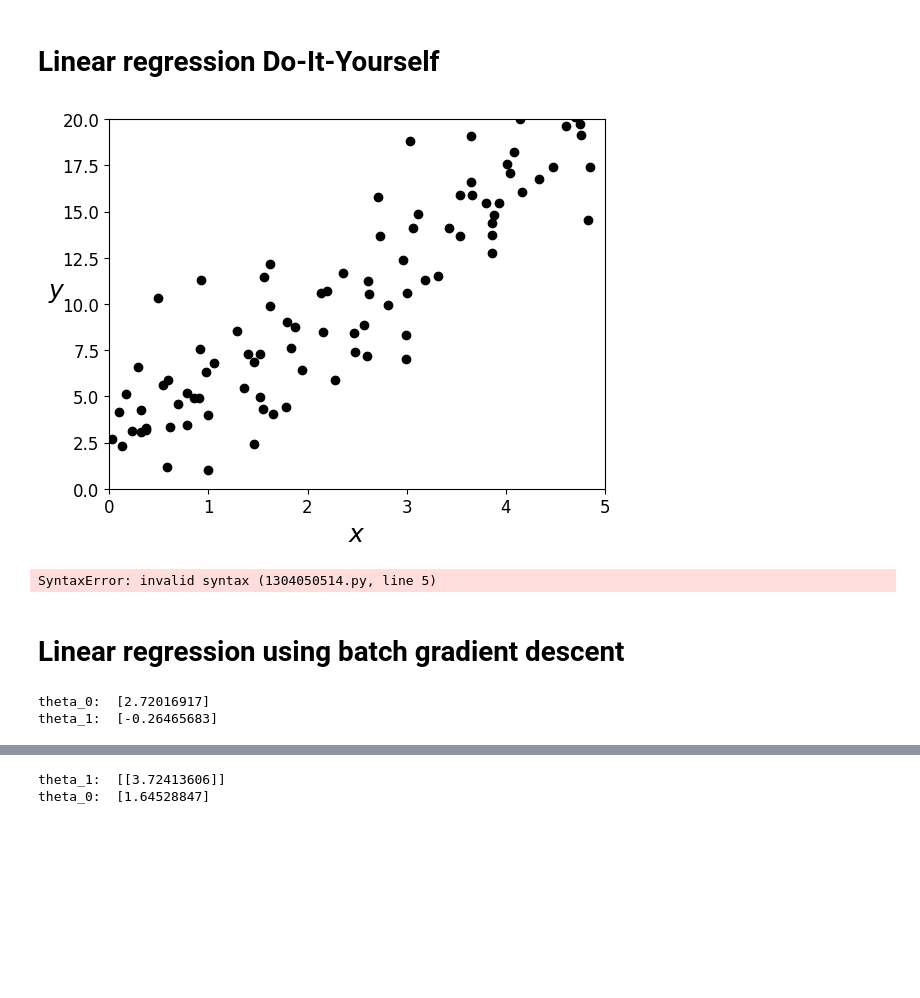
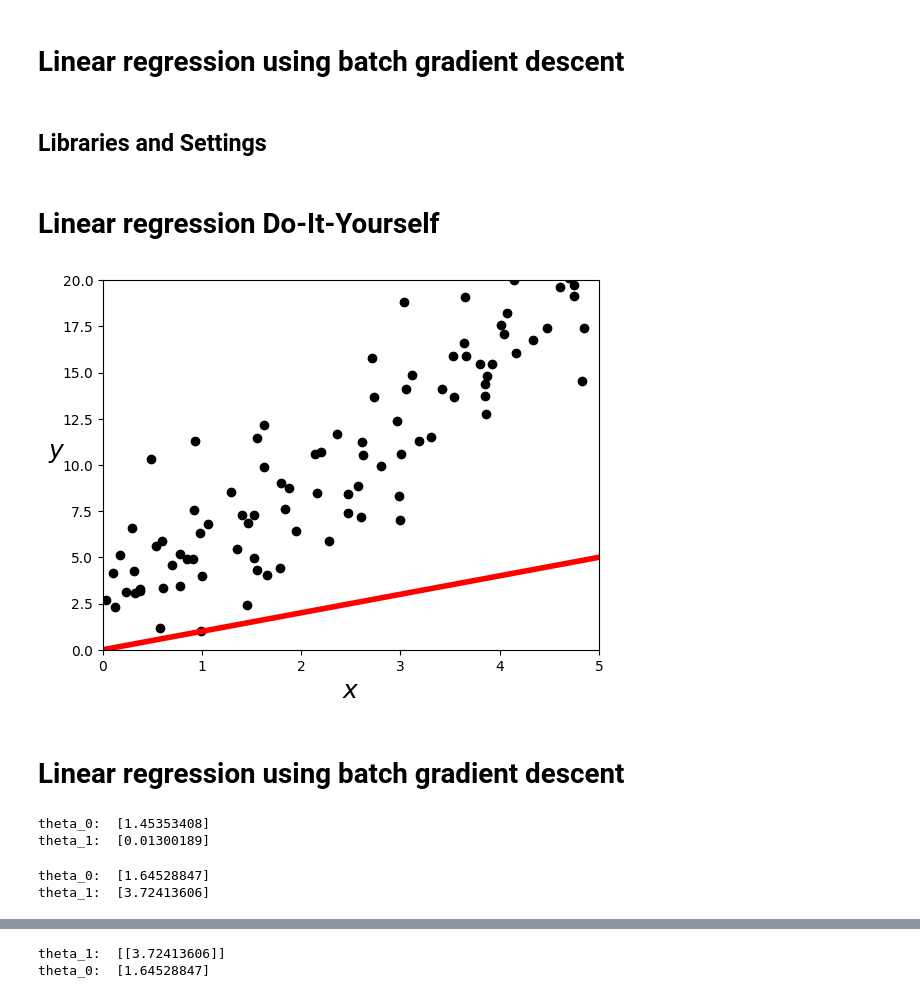
Before and after one commit to watson222-2/python_machine_learning_basics, a Jupyter notebook: Linear_Regression/gradient_descent_coded.ipynb, the cells around one changed output, grey strips where cells are left out. Cells and saved outputs as stored; diff of their text form; code cells hidden in the pictures; blank space fills up the shorter version.

```diff
--- a/Linear_Regression/gradient_descent_coded.ipynb
+++ b/Linear_Regression/gradient_descent_coded.ipynb
@@ -1,24 +1,20 @@
+# %% [markdown]
+# Linear regression using batch gradient descent
+# %% [markdown]
+## Libraries and Settings
 # %%
+import os
 import sys
+import numpy as np
+import matplotlib.pyplot as plt
 
 import sklearn
+from sklearn.linear_model import LinearRegression
 assert sklearn.__version__ >= "0.20"
-
-# Common imports
-import numpy as np
-import os
 
 # To make this notebook's output stable across runs
 np.random.seed(42)
 
-# To plot pretty figures
-%matplotlib inline
-import matplotlib as mpl
-import matplotlib.pyplot as plt
-mpl.rc('axes', labelsize=14)
-mpl.rc('xtick', labelsize=12)
-mpl.rc('ytick', labelsize=12)
-
 # Ignore warnings
 import warnings
 warnings.filterwarnings(action="ignore")
@@ -32,34 +32,28 @@ y = 1 + 4 * X + 3*np.random.randn(100, 1)
 # %%
-plt.scatter(X, y, color = 'black')
+# Sample data
+x_new = np.linspace(0, 5, 100)
+
+# Make a guess for theta_0 and theta_1
+theta_0 = 0.0 # Please make a better guess for theta_0
+theta_1 = 1.0 # Please make a better guess for theta_1
+
+y_hyp =  + theta_0 + theta_1 * x_new
+
+# Plot data an guess of theta_1 & theta_0
+plt.scatter(X, y, color = 'black' )
+plt.plot(x_new, y_hyp, color = 'red', lw = 4)
 plt.xlabel("$x$", fontsize=18)
 plt.ylabel("$y$", rotation=0, fontsize=18)
 plt.axis([0, 5, 0, 20])
 plt.show()
 # %% [output]
-[figure, old version]
+[figure, new version]
-# %%
-# Sample data and guess of theta_0 & theta_1
-x_new = np.linspace(0, 5, 100)
-
-# Make a guess for theta_0 and theta_1
-theta_0 = # Please enter a value for theta_0
-theta_1 = # Please enter a value for theta_1
-
-y_hyp =  + theta_0 + theta_1 * x_new
-
-# Plot data an guess of theta_1 & theta_0
-plt.scatter(X, y, color = 'black' )
-plt.plot(x_new, y_hyp, color = 'red', lw = 4)
-plt.xlabel("$x$", fontsize=18)
-plt.ylabel("$y$", rotation=0, fontsize=18)
-plt.axis([0, 5, 0, 20])
-plt.show()
-# %% [output]
-SyntaxError: invalid syntax (1304050514.py, line 5)
 # %% [markdown]
 # Linear regression using batch gradient descent
 # %%
-eta = 0.1  # learning rate
+# Learning rate
+eta = 0.1
+
 n_iterations = 1000
 N = 100
 
@@ -68,12 +62,12 @@ theta_0 = np.random.randn(1)
 
 cum_theta1=[]
 cum_theta0=[]
+
+print("theta_0: ", theta_0)
+print("theta_1: ", theta_1)
+# %% [output]
+theta_0:  [1.45353408]
+theta_1:  [0.01300189]
-# %%
-print("theta_0: ", theta_0)
-print("theta_1: ", theta_1)
-# %% [output]
-theta_0:  [2.72016917]
-theta_1:  [-0.26465683]
 # %%
 for iteration in range(n_iterations):
     cum_theta0.append(theta_0)
@@ -84,3 +78,10 @@ for iteration in range(n_iterations):
 
     theta_0 = theta_0 - eta * gradient_theta_0
     theta_1 = theta_1 - eta * gradient_theta_1
+
+
+print("theta_0: ", theta_0)
+print("theta_1: ", theta_1)
+# %% [output]
+theta_0:  [1.64528847]
+theta_1:  [3.72413606]
```
Also changed, not shown: parts of 7 cells of this notebook, 8 other files.
